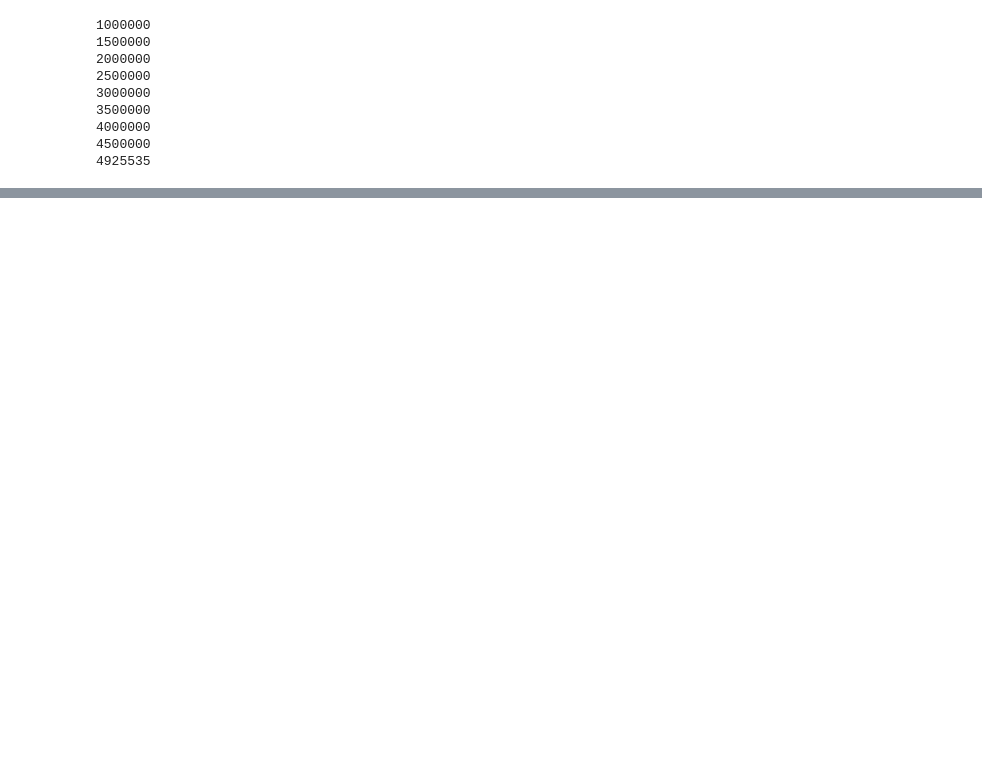
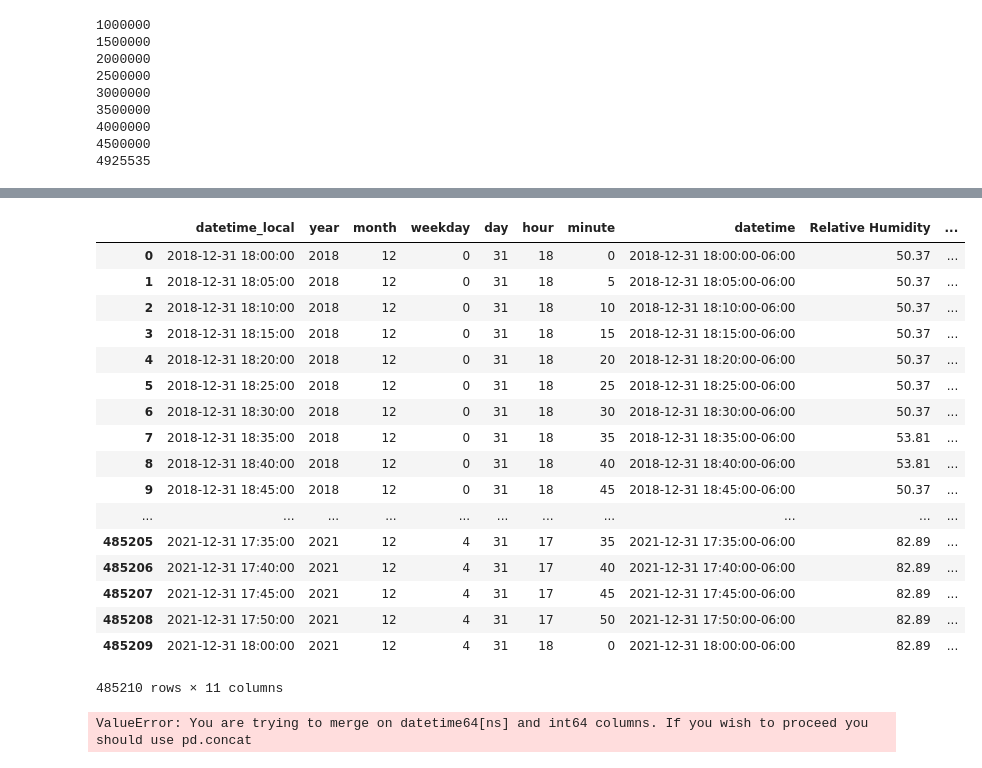
Before and after one commit to Robpennekamp/AppliedMachineLearning, a Jupyter notebook: AppliedMLdataproject2Sonja.ipynb, the cells around one changed output, grey strips where cells are left out. Cells and saved outputs as stored; diff of their text form; code cells hidden in the pictures; blank space fills up the shorter version.

```diff
--- a/AppliedMLdataproject2Sonja.ipynb
+++ b/AppliedMLdataproject2Sonja.ipynb
@@ -67,0 +208,30 @@ missingno.matrix(trainentest, figsize = [20,5])
+# %%
+update_ft = new_ft.copy()
+update_ft['datetime_local'] = pd.to_datetime(update_ft['datetime_local'])
+update_ft['datetime_local'] = pd.Series(update_ft.datetime_local.dt.to_pydatetime(), dtype='O')
+update_ft
+# %% [output]
+|  | datetime_local | year | month | weekday | day | hour | minute | datetime | Relative Humidity | ... |
+| 0 | 2018-12-31 18:00:00 | 2018 | 12 | 0 | 31 | 18 | 0 | 2018-12-31 18:00:00-06:00 | 50.37 | ... |
+| 1 | 2018-12-31 18:05:00 | 2018 | 12 | 0 | 31 | 18 | 5 | 2018-12-31 18:05:00-06:00 | 50.37 | ... |
+| 2 | 2018-12-31 18:10:00 | 2018 | 12 | 0 | 31 | 18 | 10 | 2018-12-31 18:10:00-06:00 | 50.37 | ... |
+| 3 | 2018-12-31 18:15:00 | 2018 | 12 | 0 | 31 | 18 | 15 | 2018-12-31 18:15:00-06:00 | 50.37 | ... |
+| 4 | 2018-12-31 18:20:00 | 2018 | 12 | 0 | 31 | 18 | 20 | 2018-12-31 18:20:00-06:00 | 50.37 | ... |
+| 5 | 2018-12-31 18:25:00 | 2018 | 12 | 0 | 31 | 18 | 25 | 2018-12-31 18:25:00-06:00 | 50.37 | ... |
+| 6 | 2018-12-31 18:30:00 | 2018 | 12 | 0 | 31 | 18 | 30 | 2018-12-31 18:30:00-06:00 | 50.37 | ... |
+| 7 | 2018-12-31 18:35:00 | 2018 | 12 | 0 | 31 | 18 | 35 | 2018-12-31 18:35:00-06:00 | 53.81 | ... |
+| 8 | 2018-12-31 18:40:00 | 2018 | 12 | 0 | 31 | 18 | 40 | 2018-12-31 18:40:00-06:00 | 53.81 | ... |
+| 9 | 2018-12-31 18:45:00 | 2018 | 12 | 0 | 31 | 18 | 45 | 2018-12-31 18:45:00-06:00 | 50.37 | ... |
+| ... | ... | ... | ... | ... | ... | ... | ... | ... | ... | ... |
+| 485205 | 2021-12-31 17:35:00 | 2021 | 12 | 4 | 31 | 17 | 35 | 2021-12-31 17:35:00-06:00 | 82.89 | ... |
+| 485206 | 2021-12-31 17:40:00 | 2021 | 12 | 4 | 31 | 17 | 40 | 2021-12-31 17:40:00-06:00 | 82.89 | ... |
+| 485207 | 2021-12-31 17:45:00 | 2021 | 12 | 4 | 31 | 17 | 45 | 2021-12-31 17:45:00-06:00 | 82.89 | ... |
+| 485208 | 2021-12-31 17:50:00 | 2021 | 12 | 4 | 31 | 17 | 50 | 2021-12-31 17:50:00-06:00 | 82.89 | ... |
+| 485209 | 2021-12-31 18:00:00 | 2021 | 12 | 4 | 31 | 18 | 0 | 2021-12-31 18:00:00-06:00 | 82.89 | ... |
+485210 rows × 11 columns
+# %%
+#newest_ft = update_ft.merge(inbound_resampled_df, how='left', on='datetime_local')
+weightin_merged_df = update_ft.merge(inbound_resampled_df, left_on='datetime_local', right_index=True, how='left').reset_index()
+newest_ft['weight_23h'] = newest_ft['weight_23h'].fillna(0)
+# %% [output]
+ValueError: You are trying to merge on datetime64[ns] and int64 columns. If you wish to proceed you should use pd.concat
```
Also changed, not shown: parts of 32 cells of this notebook, 2 other files.
